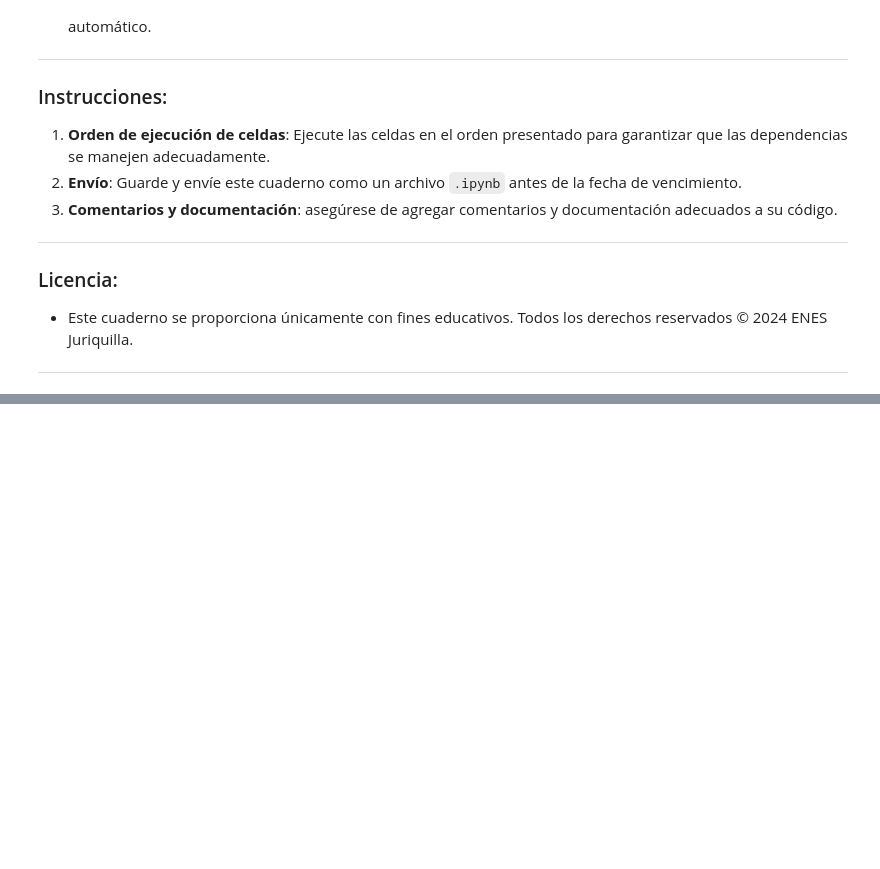
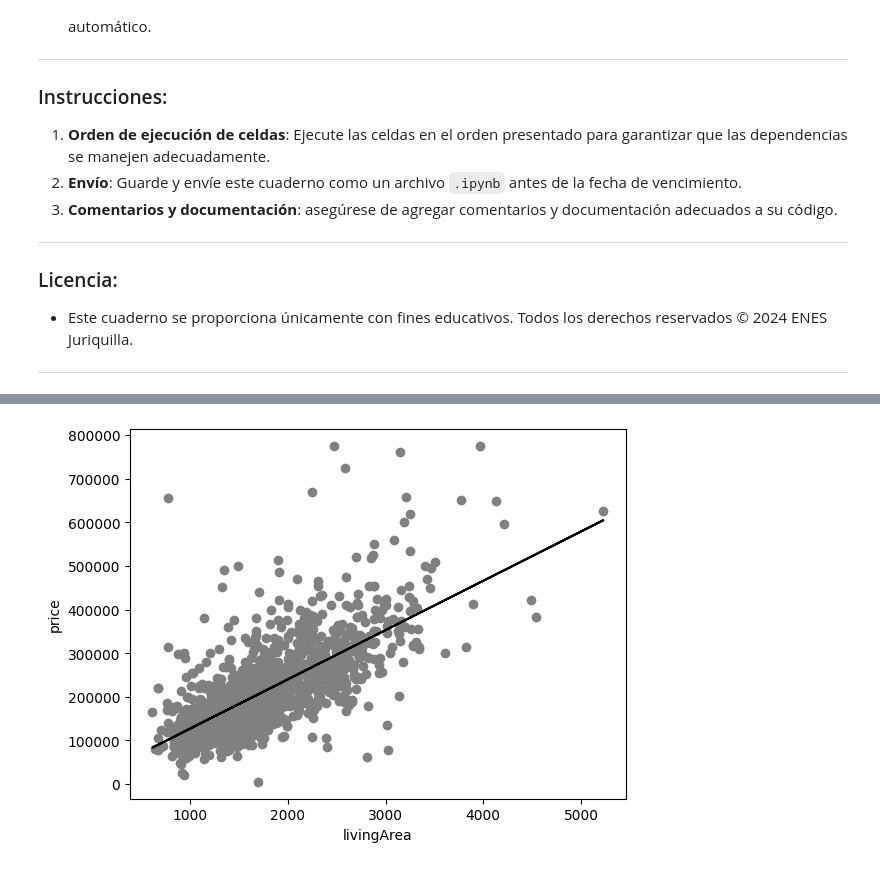
Before and after one commit to jesolisp/Curso-Introduccion-Aprendizaje-Automatico, a Jupyter notebook: docs/JESP_02_Modelos_regresion.ipynb, the cells around one changed output, grey strips where cells are left out. Saved outputs shown, nothing was run; the diff lists cells and outputs as text; code cells hidden in the pictures; blank space fills up the shorter version.

```diff
--- a/docs/JESP_02_Modelos_regresion.ipynb
+++ b/docs/JESP_02_Modelos_regresion.ipynb
@@ -71,0 +261,9 @@ The Boston housing prices dataset has an ethical problem: as
+# %%
+plt.figure()
+plt.scatter(X_train, y_train, color = 'gray')
+plt.plot(X_train, y_train_pred_lrm, 'k')
+plt.xlabel('livingArea')
+plt.ylabel('price')
+plt.show()
+# %% [output]
+[figure, added]
```
Also changed, not shown: parts of 19 cells of this notebook, 1 other file.
